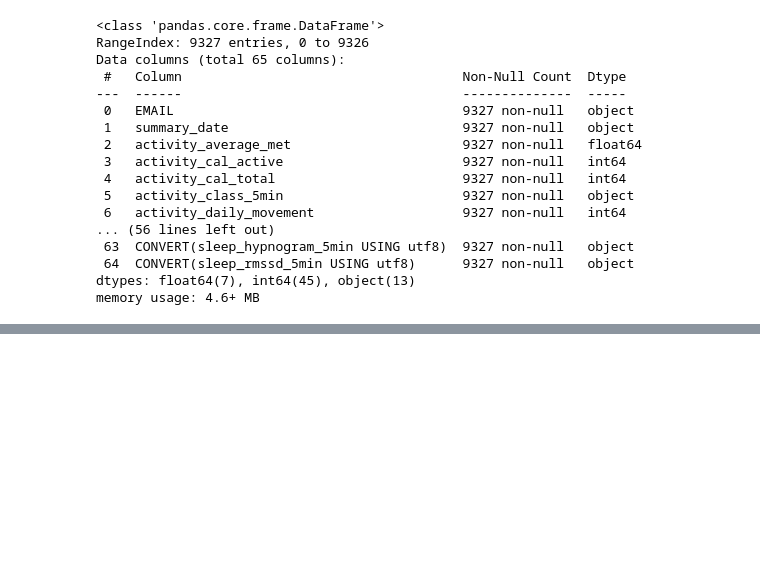
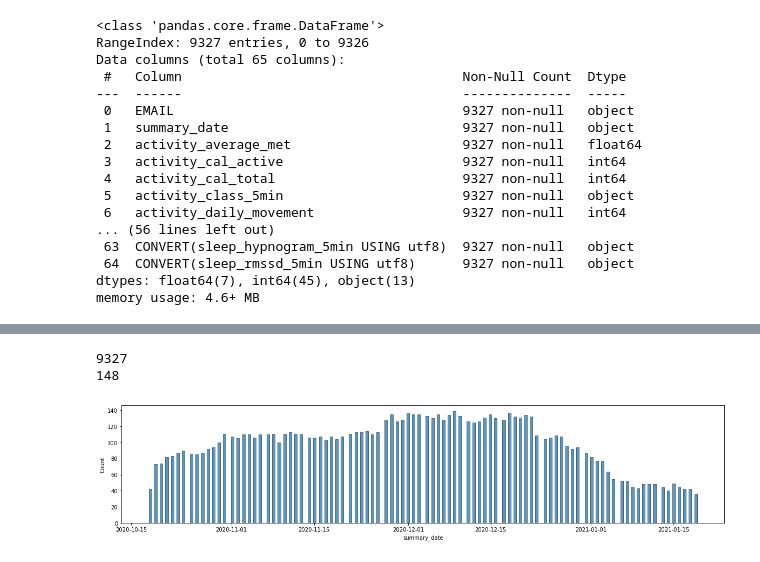
Before and after one commit to minyeamer/dementia, a Jupyter notebook: data.ipynb, the cells around one changed output, grey strips where cells are left out. Drawn from its saved outputs; the diff is of its cells as text; code cells hidden in the pictures; blank space fills up the shorter version.

```diff
--- a/data.ipynb
+++ b/data.ipynb
@@ -114,3 +109,7 @@ Data columns (total 65 columns):
  64  CONVERT(sleep_rmssd_5min USING utf8)      9327 non-null   object
 dtypes: float64(7), int64(45), object(13)
 memory usage: 4.6+ MB
+# %%
+from datetime import datetime
+df.summary_date = df.summary_date.apply(lambda x: datetime.strptime(x, "%Y-%m-%d"))
+df.head()
@@ -116,0 +124,12 @@ memory usage: 4.6+ MB
+# %%
+print(len(df.EMAIL))
+print(len(df.EMAIL.drop_duplicates()))
+# %% [output]
+9327
+148
+# %%
+plt.figure(figsize=(20,4))
+sns.histplot(data=df, x='summary_date', bins=200)
+plt.show()
+# %% [output]
+[figure, added]
```
Also changed, not shown: parts of 5 cells of this notebook.
